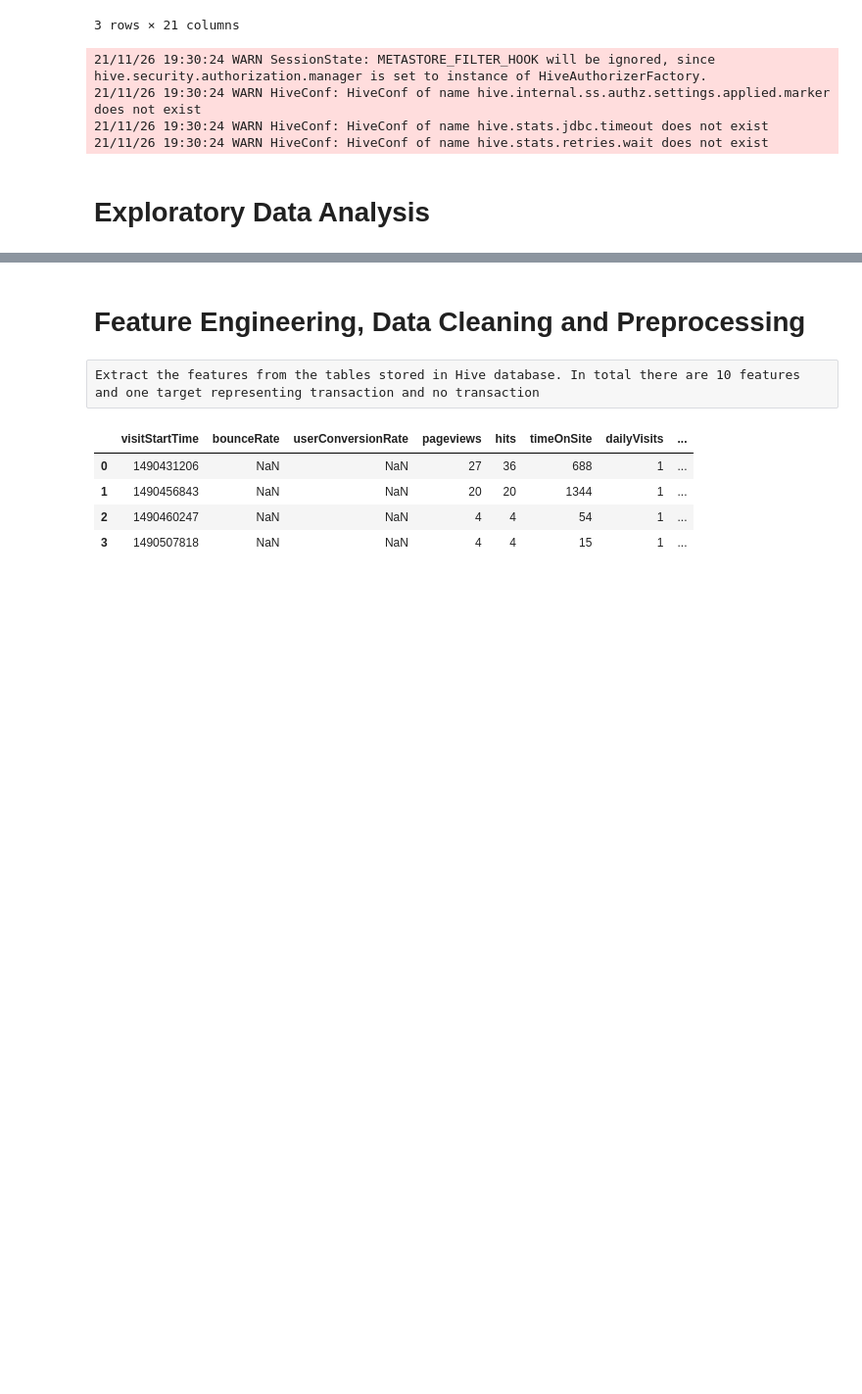
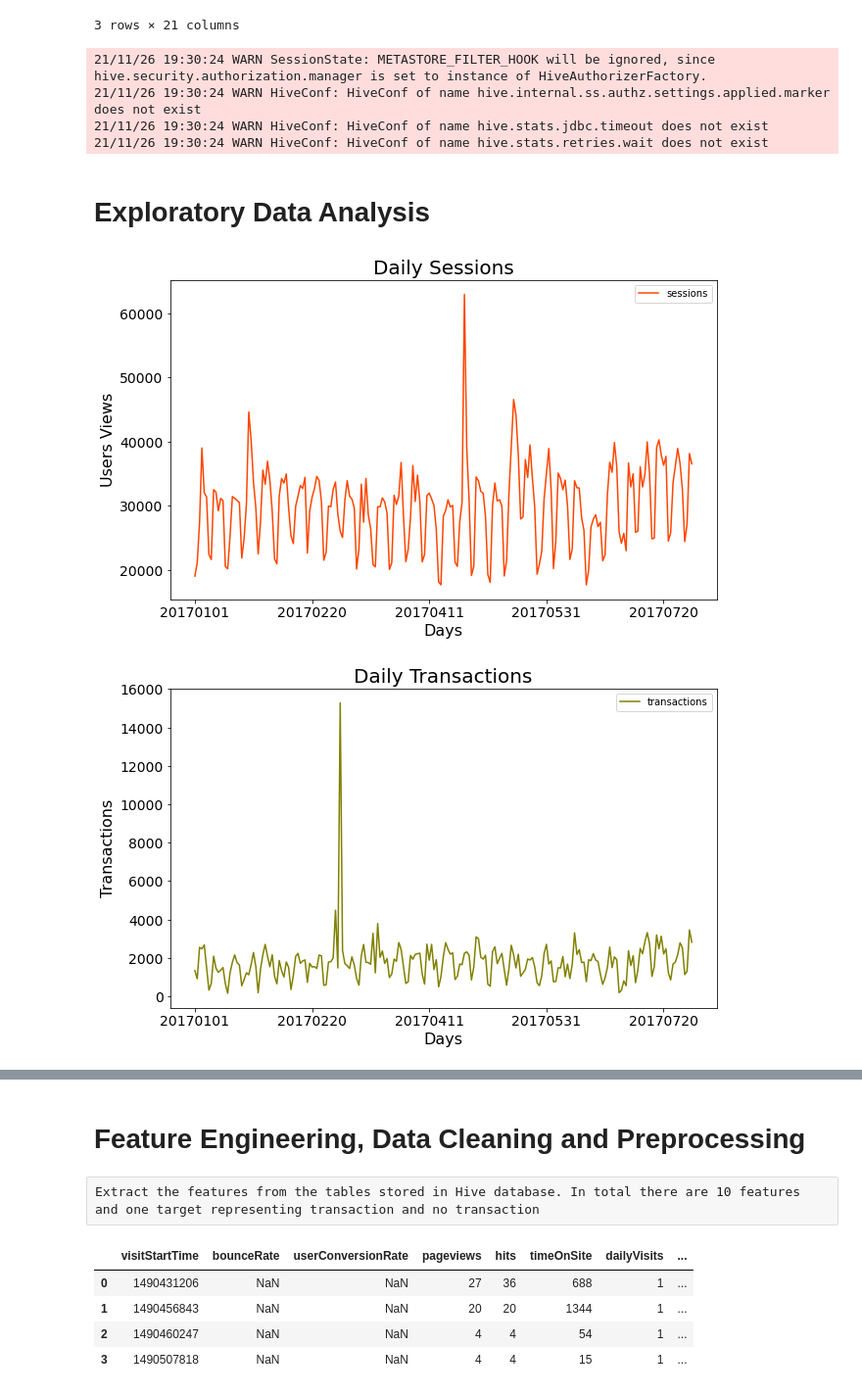
Before and after one commit to Dindera/Analyze, a Jupyter notebook: notebooks/Model Training and Evaluation.ipynb, the cells around one changed output, grey strips where cells are left out. Shown at 98% size. Drawn from its saved outputs; the diff is of its cells as text; code cells hidden in the pictures; blank space fills up the shorter version.

```diff
--- a/notebooks/Model Training and Evaluation.ipynb
+++ b/notebooks/Model Training and Evaluation.ipynb
@@ -110,3 +114,44 @@ df.write.format("ORC").saveAsTable("db_researchData")
+# %%
+# Show number of views per day
+
+sql = """
+        SELECT
+          date,
+          COUNT(fullVisitorId) AS sessions,
+          SUM(transactions) AS transactions
+        FROM
+          db_researchData
+        GROUP BY
+          date
+        ORDER BY
+          date
+      """
+
+pageviews_per_day = spark.sql(sql).toPandas()
+pageviews_per_day_df = pd.DataFrame(pageviews_per_day)
+pageviews_per_day_df.set_index('sessions')
+color = ['orangered']
+
+pageviews_per_day_plot = pageviews_per_day_df.plot(figsize = (10, 6), kind='line', x="date", y="sessions", color=color)
+plt.xlabel("Days", fontsize = 16)
+plt.ylabel("Users Views", fontsize = 16)
+plt.title("Daily Sessions", fontsize = 20, color = 'k')
+plt.xticks(size = 14)
+plt.yticks(size = 14)
+plt.show()
+
+color1 = ['olive']
+
+pageviews_per_day_plot = pageviews_per_day_df.plot(figsize = (10, 6), kind='line', x="date", y="transactions", color=color1)
+plt.xlabel("Days", fontsize = 16)
+plt.ylabel("Transactions", fontsize = 16)
+plt.title("Daily Transactions", fontsize = 20, color = 'k')
+plt.xticks(size = 14)
+plt.yticks(size = 14)
+plt.show()
+# %% [output]
+[figure, added]
+[figure, added]
 # %%
 # Popular products according to views
 
```
Also changed, not shown: parts of 15 cells of this notebook, 23 other files.
